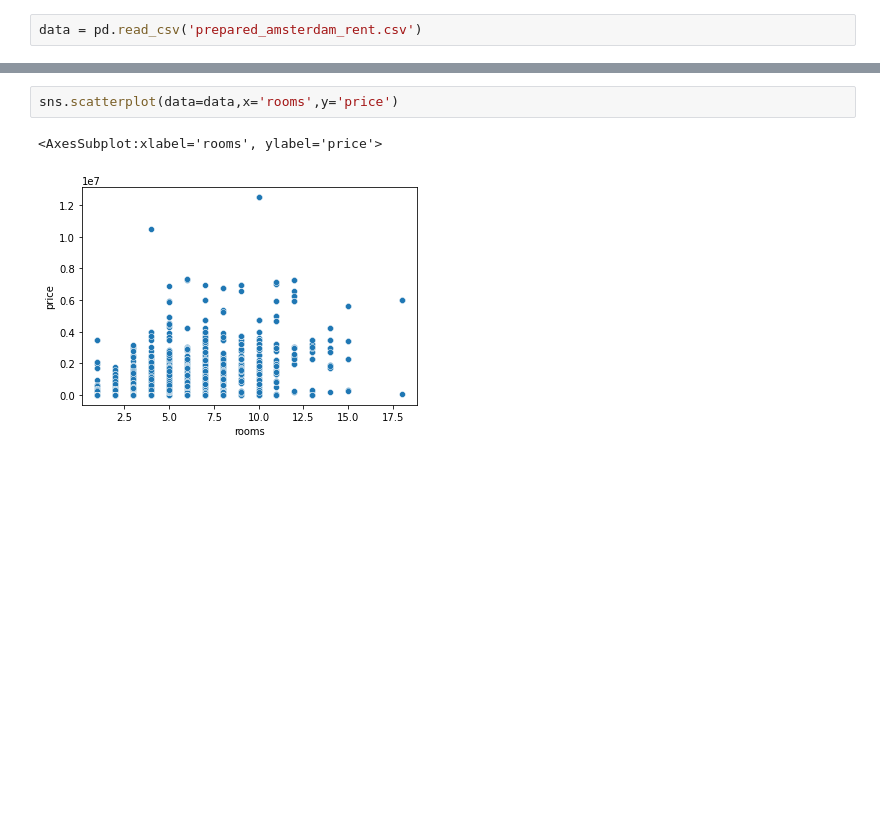
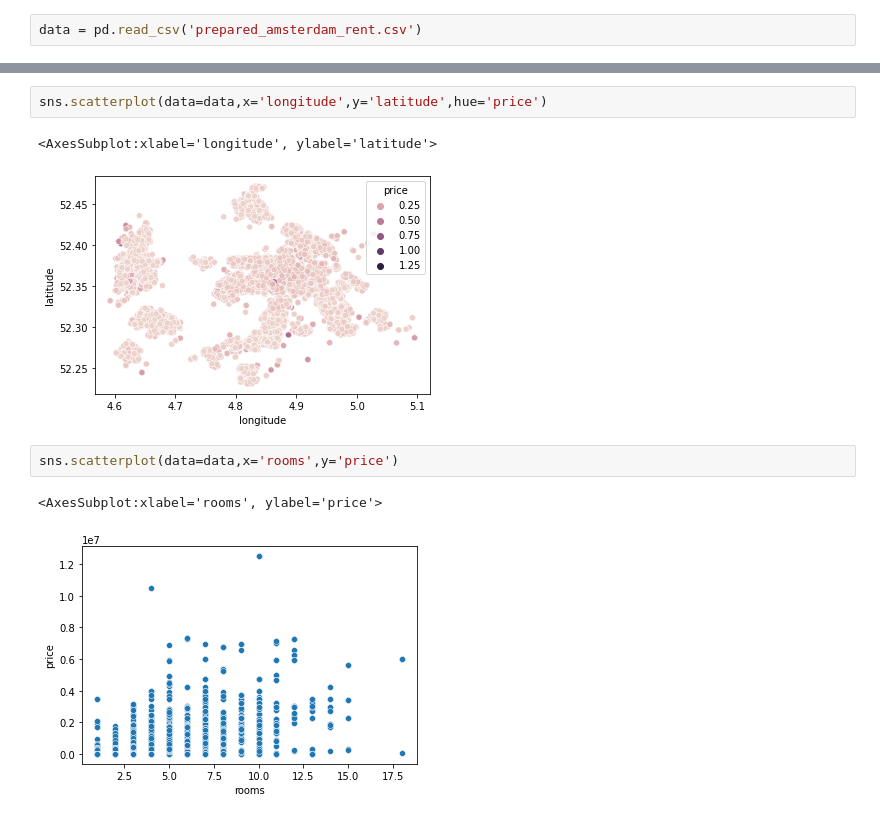
Before and after one commit to maufonsecasdfg/amsterdam_rent, a Jupyter notebook: prepare_data.ipynb, the cells around one changed output, grey strips where cells are left out. Saved outputs shown, nothing was run; the diff lists cells and outputs as text; blank space fills up the shorter version.

```diff
--- a/prepare_data.ipynb
+++ b/prepare_data.ipynb
@@ -224,3 +244,8 @@ sns.scatterplot(data=data,x='latitude',y='price')
+# %%
+sns.scatterplot(data=data,x='longitude',y='latitude',hue='price')
+# %% [output]
+<AxesSubplot:xlabel='longitude', ylabel='latitude'>
+[figure, added]
 # %%
 sns.scatterplot(data=data,x='rooms',y='price')
 # %% [output]
```
Also changed, not shown: parts of 18 cells of this notebook, 10 other files.
